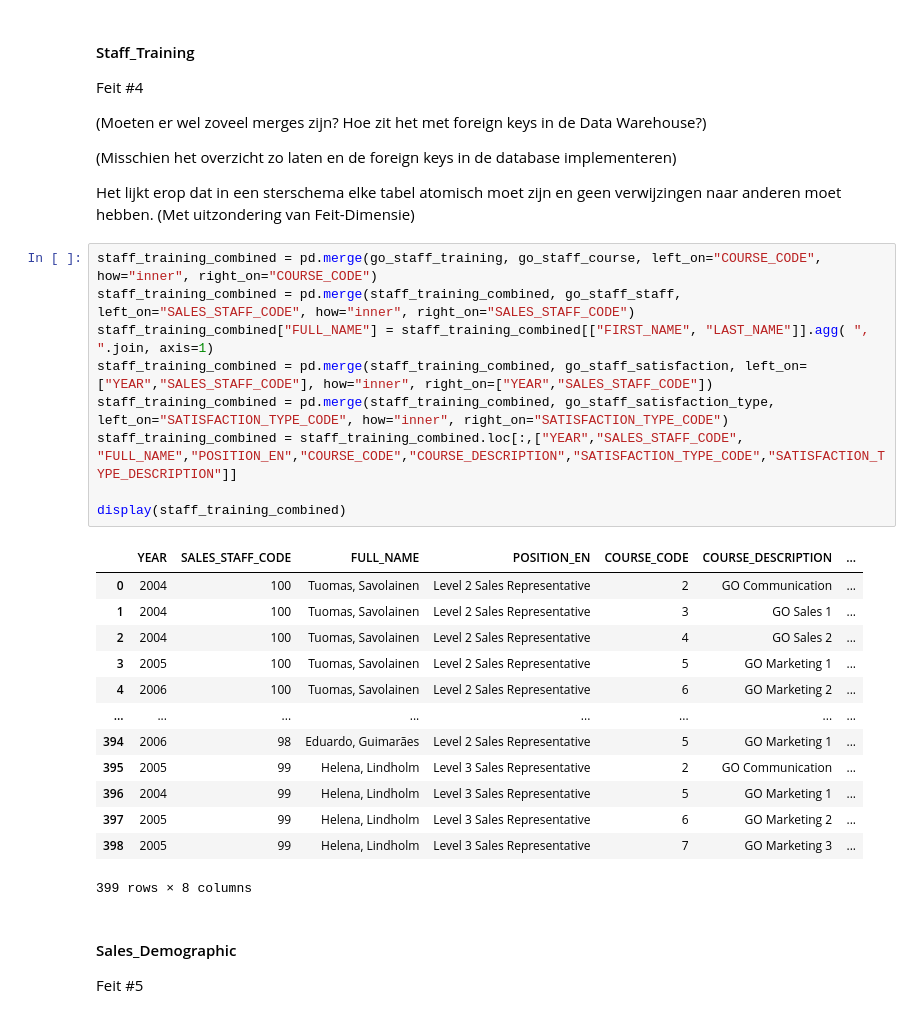
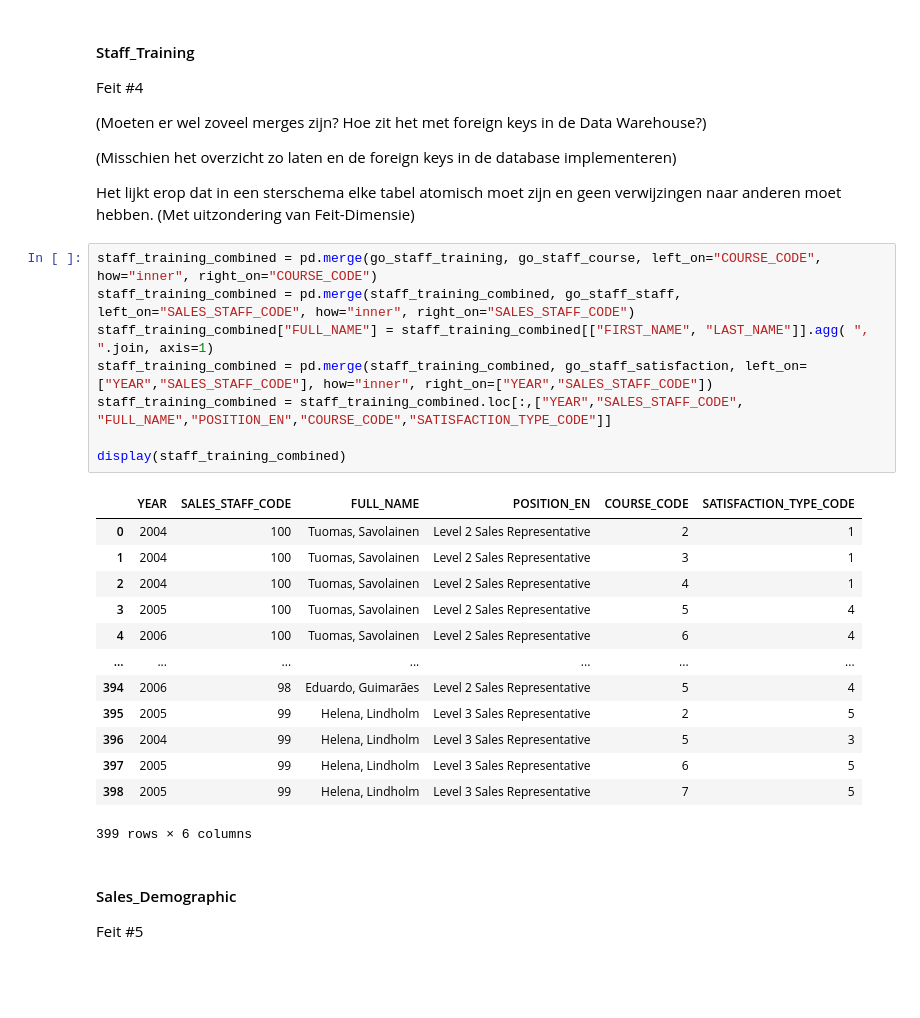
Before and after one commit to DKnightAnon/DEDS_repository, a Jupyter notebook: Week 4/Practicum_4.3_Opdracht_A-Delgado.ipynb, the cells around one changed output. Cells and saved outputs as stored; diff of their text form; blank space fills up the shorter version.

```diff
--- a/Week 4/Practicum_4.3_Opdracht_A-Delgado.ipynb
+++ b/Week 4/Practicum_4.3_Opdracht_A-Delgado.ipynb
@@ -723,26 +739,25 @@ Het lijkt erop dat in een sterschema elke tabel atomisch moet zijn en geen verwi
 # %%
 staff_training_combined = pd.merge(go_staff_training, go_staff_course, left_on="COURSE_CODE", how="inner", right_on="COURSE_CODE")
 staff_training_combined = pd.merge(staff_training_combined, go_staff_staff, left_on="SALES_STAFF_CODE", how="inner", right_on="SALES_STAFF_CODE")
 staff_training_combined["FULL_NAME"] = staff_training_combined[["FIRST_NAME", "LAST_NAME"]].agg( ", ".join, axis=1)
 staff_training_combined = pd.merge(staff_training_combined, go_staff_satisfaction, left_on=["YEAR","SALES_STAFF_CODE"], how="inner", right_on=["YEAR","SALES_STAFF_CODE"])
-staff_training_combined = pd.merge(staff_training_combined, go_staff_satisfaction_type, left_on="SATISFACTION_TYPE_CODE", how="inner", right_on="SATISFACTION_TYPE_CODE")
-staff_training_combined = staff_training_combined.loc[:,["YEAR","SALES_STAFF_CODE", "FULL_NAME","POSITION_EN","COURSE_CODE","COURSE_DESCRIPTION","SATISFACTION_TYPE_CODE","SATISFACTION_TYPE_DESCRIPTION"]]
+staff_training_combined = staff_training_combined.loc[:,["YEAR","SALES_STAFF_CODE", "FULL_NAME","POSITION_EN","COURSE_CODE","SATISFACTION_TYPE_CODE"]]
 
 display(staff_training_combined)
 # %% [output]
-|  | YEAR | SALES_STAFF_CODE | FULL_NAME | POSITION_EN | COURSE_CODE | COURSE_DESCRIPTION | ... |
-| 0 | 2004 | 100 | Tuomas, Savolainen | Level 2 Sales Representative | 2 | GO Communication | ... |
-| 1 | 2004 | 100 | Tuomas, Savolainen | Level 2 Sales Representative | 3 | GO Sales 1 | ... |
-| 2 | 2004 | 100 | Tuomas, Savolainen | Level 2 Sales Representative | 4 | GO Sales 2 | ... |
-| 3 | 2005 | 100 | Tuomas, Savolainen | Level 2 Sales Representative | 5 | GO Marketing 1 | ... |
-| 4 | 2006 | 100 | Tuomas, Savolainen | Level 2 Sales Representative | 6 | GO Marketing 2 | ... |
-| ... | ... | ... | ... | ... | ... | ... | ... |
-| 394 | 2006 | 98 | Eduardo, Guimarães | Level 2 Sales Representative | 5 | GO Marketing 1 | ... |
-| 395 | 2005 | 99 | Helena, Lindholm | Level 3 Sales Representative | 2 | GO Communication | ... |
-| 396 | 2004 | 99 | Helena, Lindholm | Level 3 Sales Representative | 5 | GO Marketing 1 | ... |
-| 397 | 2005 | 99 | Helena, Lindholm | Level 3 Sales Representative | 6 | GO Marketing 2 | ... |
-| 398 | 2005 | 99 | Helena, Lindholm | Level 3 Sales Representative | 7 | GO Marketing 3 | ... |
+|  | YEAR | SALES_STAFF_CODE | FULL_NAME | POSITION_EN | COURSE_CODE | SATISFACTION_TYPE_CODE |
+| 0 | 2004 | 100 | Tuomas, Savolainen | Level 2 Sales Representative | 2 | 1 |
+| 1 | 2004 | 100 | Tuomas, Savolainen | Level 2 Sales Representative | 3 | 1 |
+| 2 | 2004 | 100 | Tuomas, Savolainen | Level 2 Sales Representative | 4 | 1 |
+| 3 | 2005 | 100 | Tuomas, Savolainen | Level 2 Sales Representative | 5 | 4 |
+| 4 | 2006 | 100 | Tuomas, Savolainen | Level 2 Sales Representative | 6 | 4 |
+| ... | ... | ... | ... | ... | ... | ... |
+| 394 | 2006 | 98 | Eduardo, Guimarães | Level 2 Sales Representative | 5 | 4 |
+| 395 | 2005 | 99 | Helena, Lindholm | Level 3 Sales Representative | 2 | 5 |
+| 396 | 2004 | 99 | Helena, Lindholm | Level 3 Sales Representative | 5 | 3 |
+| 397 | 2005 | 99 | Helena, Lindholm | Level 3 Sales Representative | 6 | 5 |
+| 398 | 2005 | 99 | Helena, Lindholm | Level 3 Sales Representative | 7 | 5 |
-399 rows × 8 columns
+399 rows × 6 columns
 # %% [markdown]
 #### Sales_Demographic
 
```
Also changed, not shown: parts of 4 cells of this notebook, 7 other files.
